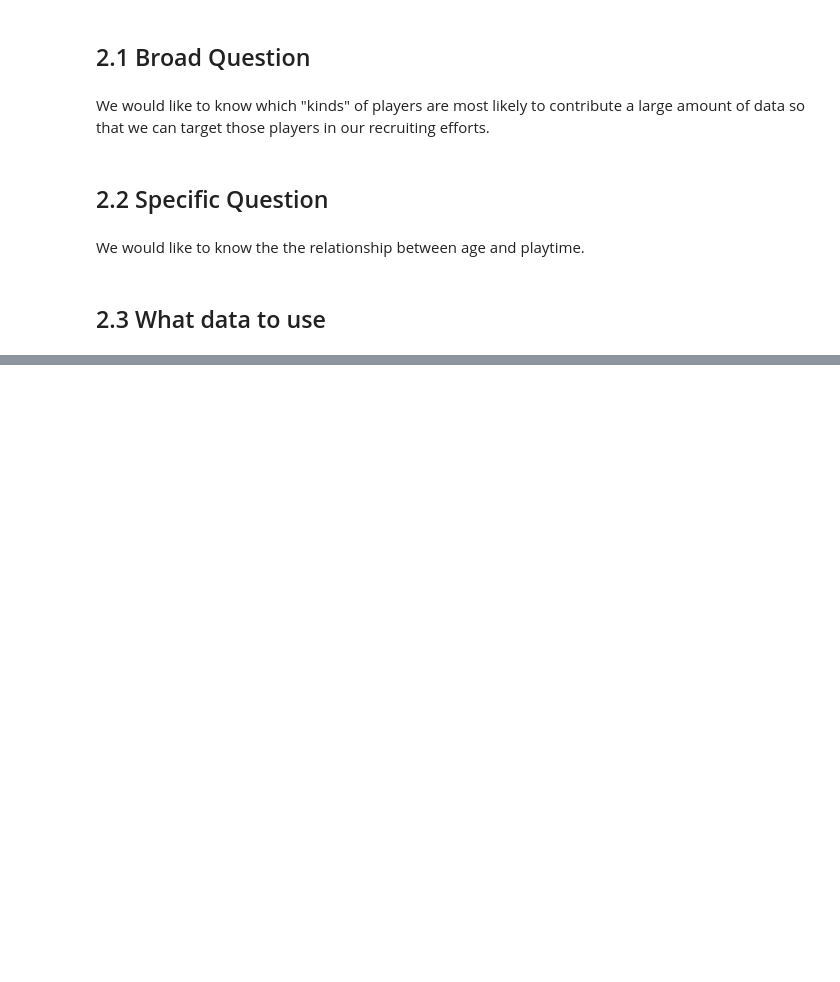
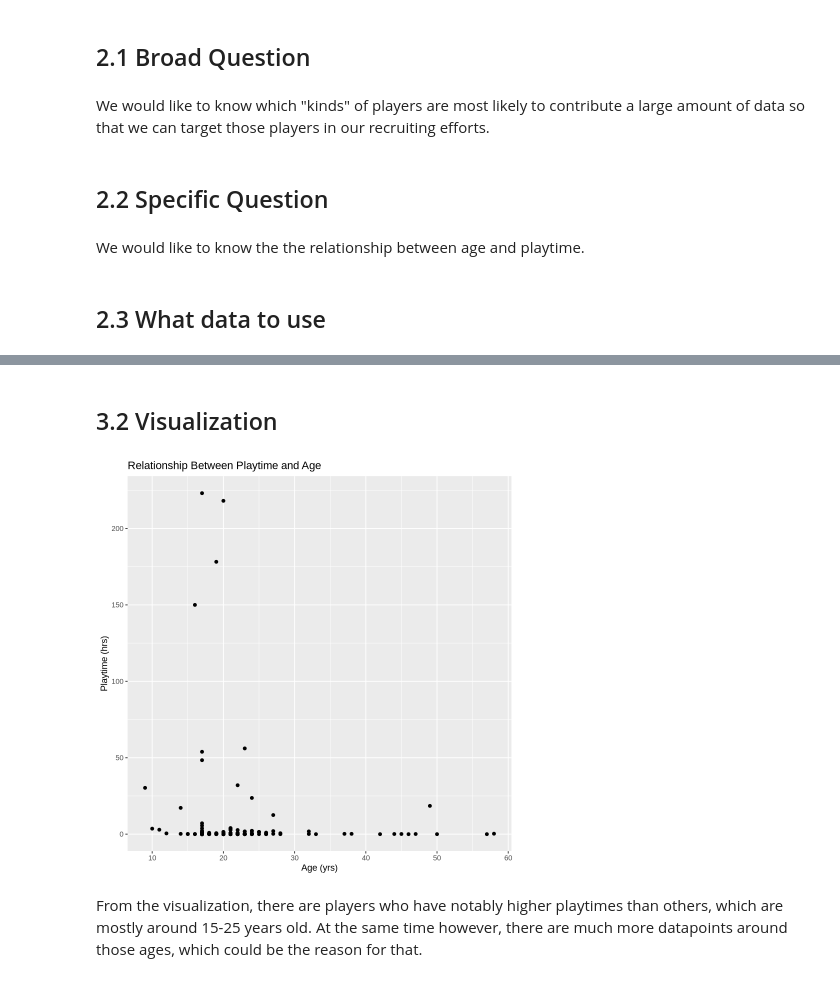
Before and after one commit to Warren-2003/dsci-100-2025w1-group-27, a Jupyter notebook: planning_report.ipynb, the cells around one changed output, grey strips where cells are left out. Drawn from its saved outputs; the diff is of its cells as text; code cells hidden in the pictures; blank space fills up the shorter version.

```diff
--- a/planning_report.ipynb
+++ b/planning_report.ipynb
@@ -133,0 +173,4 @@ We have data for the age of each player, as well as their play time. This will a
+# %%
+players_select <- select(players, played_hours, Age) |>
+na.omit()
+print(players_select)
@@ -133,0 +204,11 @@ We have data for the age of each player, as well as their play time. This will a
+# %% [markdown]
+## 3.2 Visualization
+# %%
+players_select_plot <- ggplot(players_select, aes(y = played_hours, x = Age)) +
+geom_point() +
+labs(y = "Playtime (hrs)", x = "Age (yrs)", title = "Relationship Between Playtime and Age")
+players_select_plot
+# %% [output]
+[figure, added]
+# %% [markdown]
+From the visualization, there are players who have notably higher playtimes than others, which are mostly around 15-25 years old. At the same time however, there are much more datapoints around those ages, which could be the reason for that.
```
Also changed, not shown: parts of 13 cells of this notebook.
